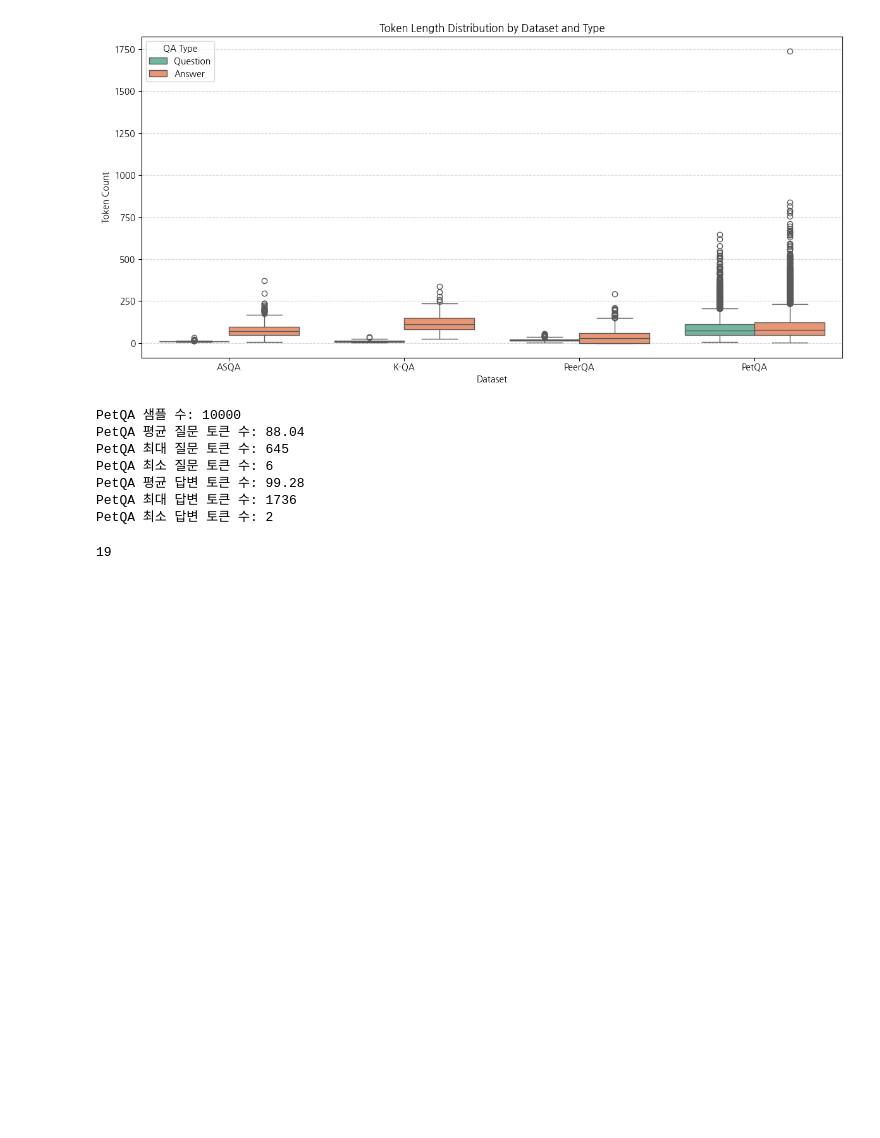
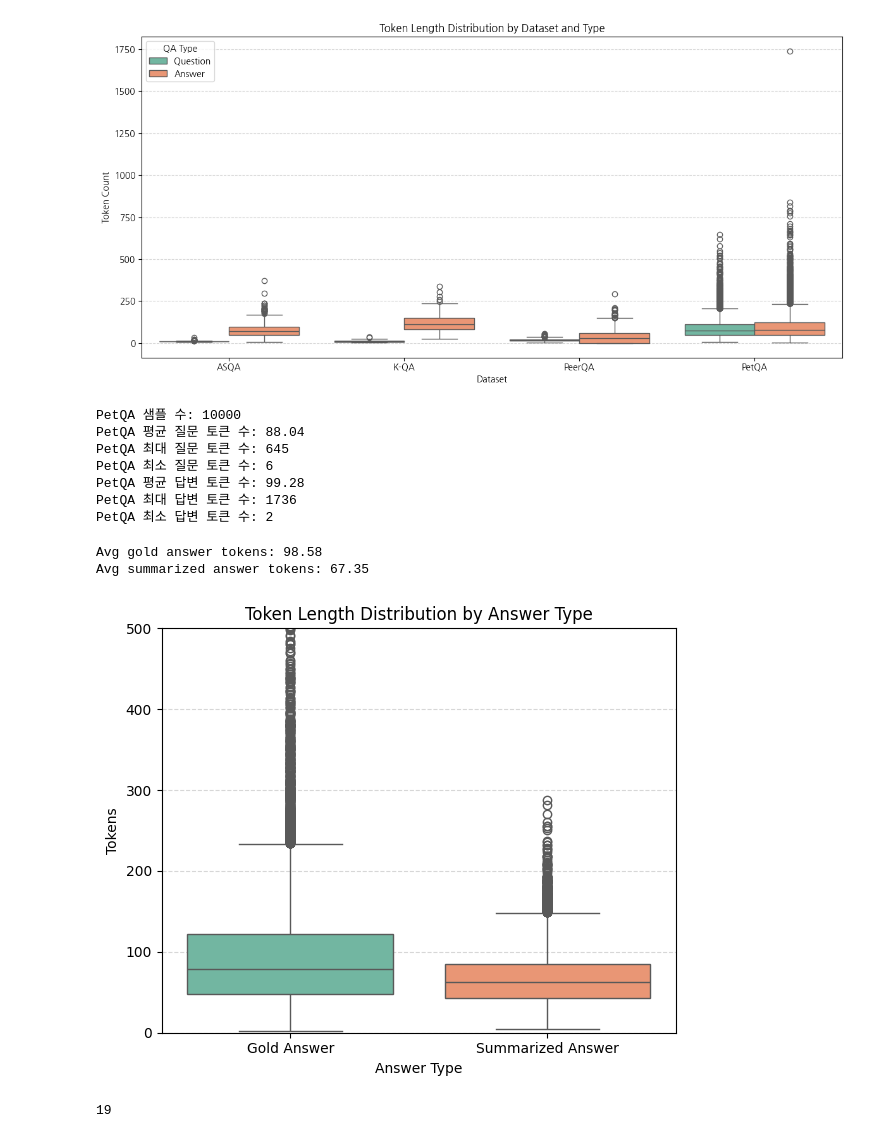
Before and after one commit to taegyunjjang/PetQA, a Jupyter notebook: src/eda.ipynb, the cells around one changed output. Saved outputs shown, nothing was run; the diff lists cells and outputs as text; code cells hidden in the pictures; blank space fills up the shorter version.

```diff
--- a/src/eda.ipynb
+++ b/src/eda.ipynb
@@ -1390,6 +1375,58 @@ PetQA 최소 질문 토큰 수: 6
 PetQA 평균 답변 토큰 수: 99.28
 PetQA 최대 답변 토큰 수: 1736
 PetQA 최소 답변 토큰 수: 2
+# %%
+file_path = "/home/work/factchecking/PetQA/data/processed/summarization_test.json"
+
+gold_answer_token_counts = []
+summarized_answer_token_counts = []
+
+with open(file_path, 'r', encoding='utf-8') as f:
+    data = json.load(f)
+
+records = []
+for item in data:
+    gold_answer_text = item.get("preprocessed_answer")
+    summarized_answer_text = item.get("summarized_answer")
+
+    gold_tokens = get_token_count(gold_answer_text)
+    summarized_tokens = get_token_count(summarized_answer_text)
+
+    gold_answer_token_counts.append(gold_tokens)
+    summarized_answer_token_counts.append(summarized_tokens)
+
+    records.append({
+        "Type": "Gold Answer",
+        "Tokens": gold_tokens
+    })
+    records.append({
+        "Type": "Summarized Answer",
+        "Tokens": summarized_tokens
+    })
+
+avg_gold_answer_tokens = sum(gold_answer_token_counts) / len(gold_answer_token_counts)
+avg_summarized_answer_tokens = sum(summarized_answer_token_counts) / len(summarized_answer_token_counts)
+
+print(f"Avg gold answer tokens: {avg_gold_answer_tokens:.2f}")
+print(f"Avg summarized answer tokens: {avg_summarized_answer_tokens:.2f}")
+
+df = pd.DataFrame(records)
+
+# boxplot 그리기
+plt.figure(figsize=(6, 5))
+sns.boxplot(data=df, x="Type", y="Tokens", hue="Type", palette="Set2")
+
+plt.title("Token Length Distribution by Answer Type")
+plt.xlabel("Answer Type")
+plt.ylim(0, 500)
+plt.ylabel("Tokens")
+plt.grid(axis="y", linestyle="--", alpha=0.5)
+plt.tight_layout()
+plt.show()
+# %% [output]
+Avg gold answer tokens: 98.58
+Avg summarized answer tokens: 67.35
+[figure, added]
 # %%
 # %% [output]
 19
```
Also changed, not shown: parts of 18 cells of this notebook, 4 other files.
